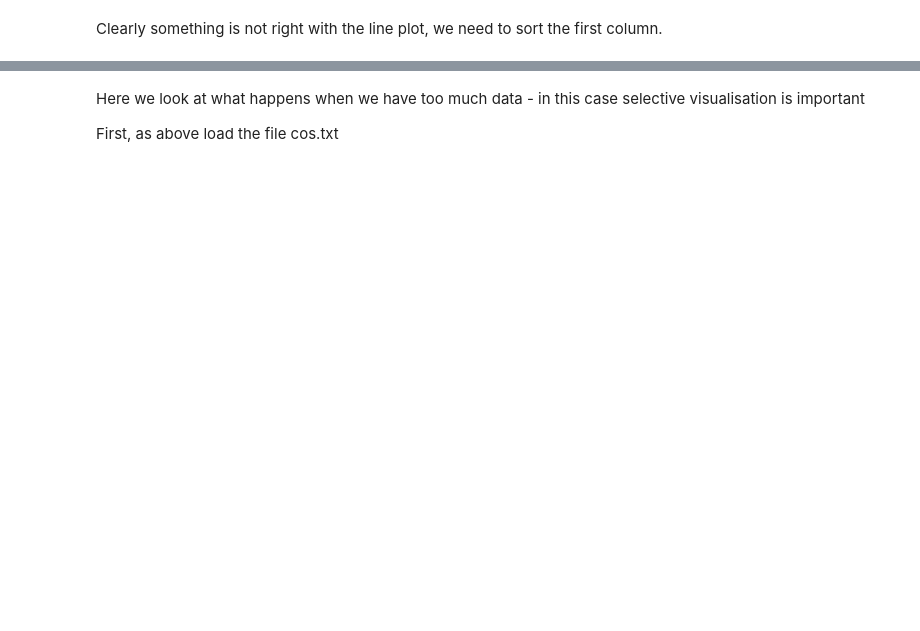
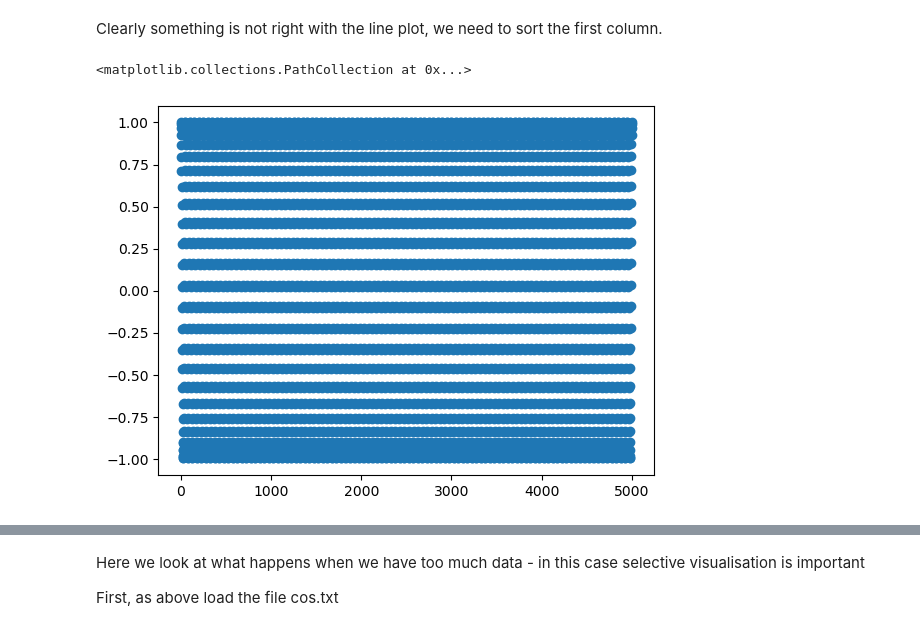
Before and after one commit to Vileh/Storing-Manipulating-and-Visualising-Data, a Jupyter notebook: Week3/Week3.ipynb, the cells around one changed output, grey strips where cells are left out. Cells and saved outputs as stored; diff of their text form; code cells hidden in the pictures; blank space fills up the shorter version.

```diff
--- a/Week3/Week3.ipynb
+++ b/Week3/Week3.ipynb
@@ -24,5 +42,10 @@ Clearly something is not right with the line plot, we need to sort the first col
 # %%
 # use the np.sort function to sort X into vartiable X_sorted
 # and plot again
+X_sorted = np.sort(X)
+plt.scatter(X_sorted, Y)
+# %% [output]
+<matplotlib.collections.PathCollection at 0x...>
+[figure, added]
 # %%
 # Now we will get it right, we need to sort Y the same way as we sorted X using argsort()
```
Also changed, not shown: parts of 21 cells of this notebook, 1 other file.
